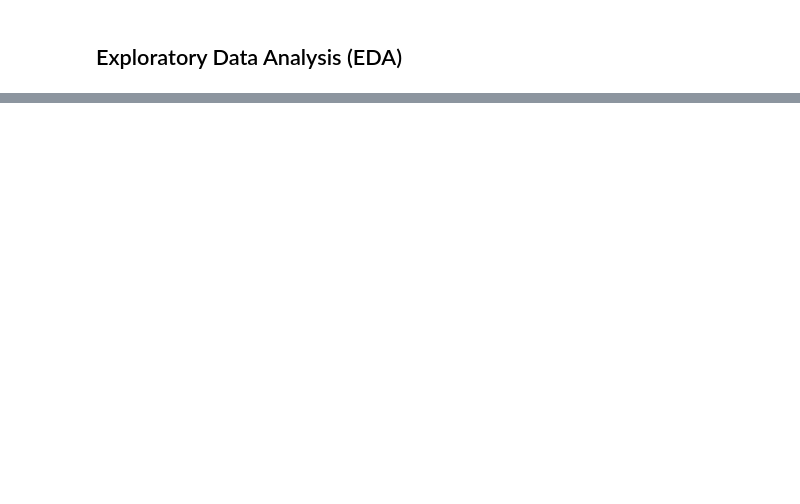
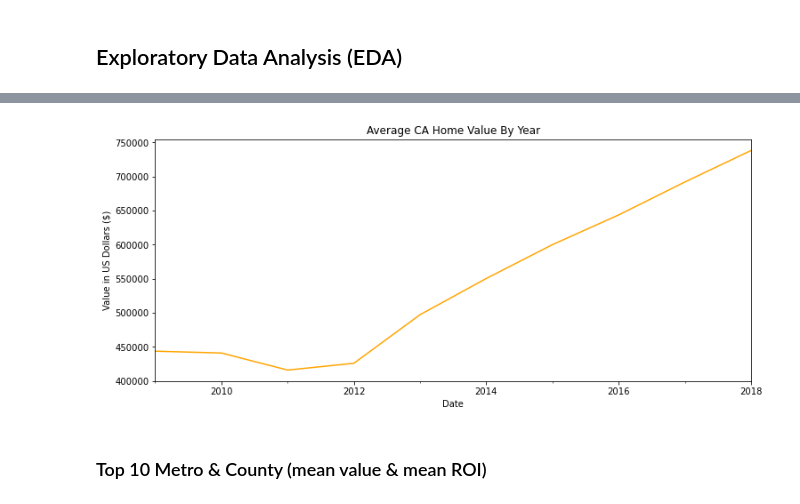
Before and after one commit to jennifernha/Zillow-Time-Series, a Jupyter notebook: Zillow Time Series Analysis.ipynb, the cells around one changed output, grey strips where cells are left out. Drawn from its saved outputs; the diff is of its cells as text; code cells hidden in the pictures; blank space fills up the shorter version.

```diff
--- a/Zillow Time Series Analysis.ipynb
+++ b/Zillow Time Series Analysis.ipynb
@@ -180,0 +241,11 @@ Name: Metro, dtype: int64
+# %%
+# Resample data by month
+yr_data = melted_df['value'].resample('A').mean()
+yr_data.plot.line(figsize=(12,5), color='orange')
+plt.title('Average CA Home Value By Year')
+plt.ylabel('Value in US Dollars ($)')
+plt.show()
+# %% [output]
+[figure, added]
+# %% [markdown]
+### Top 10 Metro & County (mean value & mean ROI)
```
Also changed, not shown: parts of 41 cells of this notebook.
